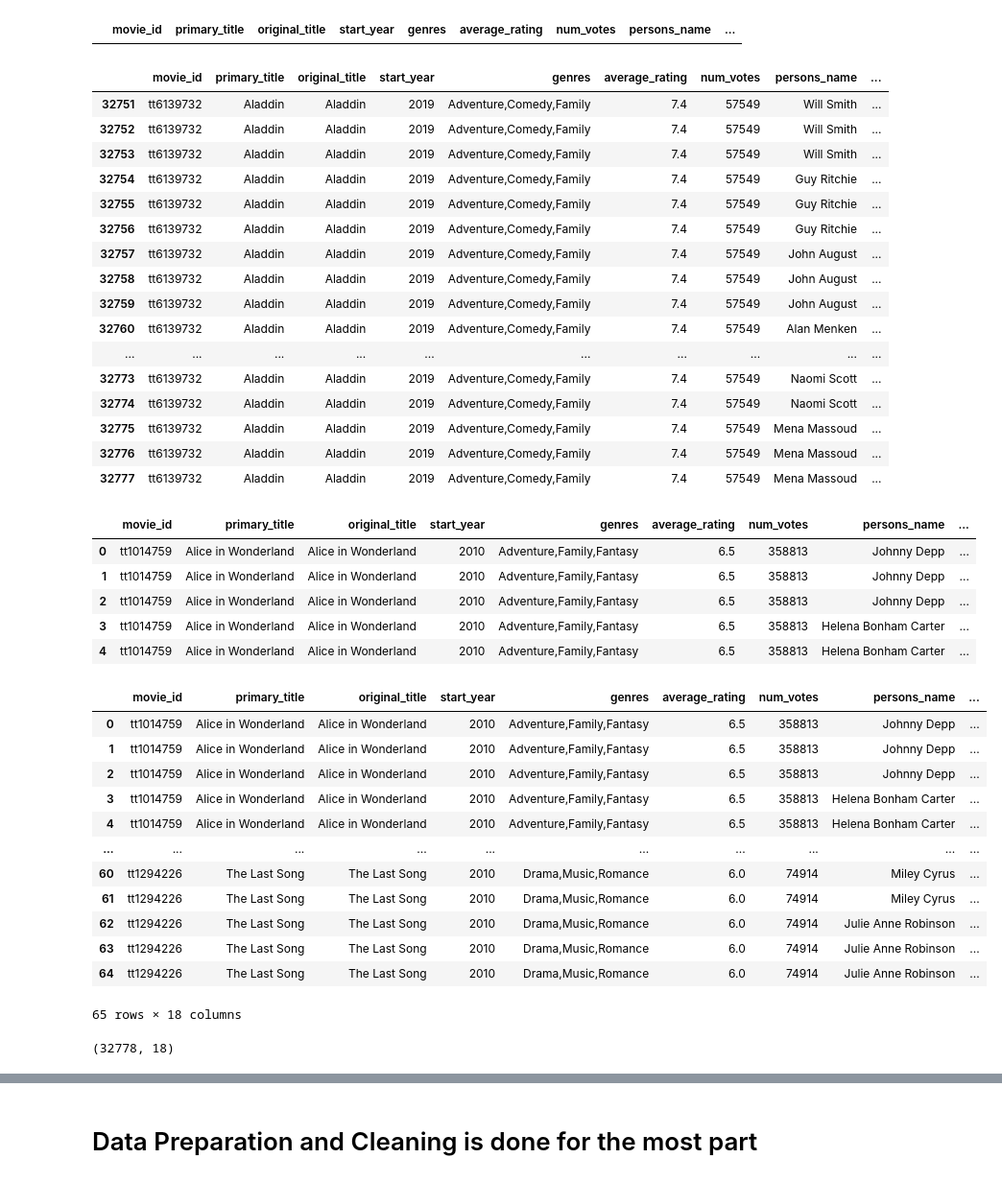
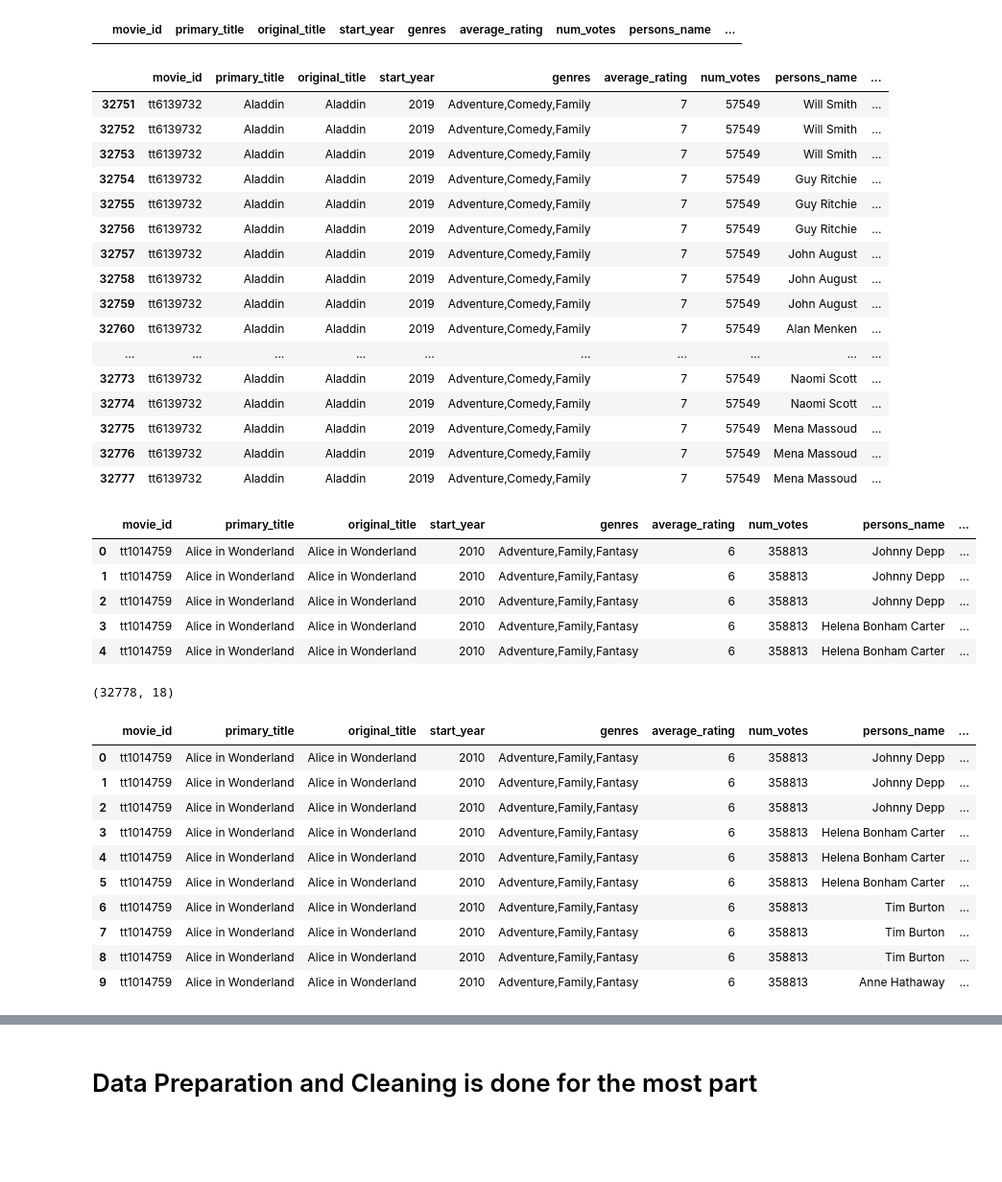
Before and after one commit to learn-co-curriculum/dsc-phase-1-project-v2-4, a Jupyter notebook: code/data_preparation.ipynb, the cells around one changed output, grey strips where cells are left out. Shown at 96% size. Drawn from its saved outputs; the diff is of its cells as text; code cells hidden in the pictures; blank space fills up the shorter version.

Commit message:
merged data-preparation and all_data_copy notebooks

```diff
--- a/code/data_preparation.ipynb
+++ b/code/data_preparation.ipynb
@@ -1,10 +5,14 @@
 # %%
+# import necessary
 import pandas as pd
 import sqlite3
 import pandasql
 import numpy as np
 import zipfile
 
+# changes the display for float values
+pd.options.display.float_format = '{:.0f}'.format
+
 conn = sqlite3.connect("../data/zippedData/im.db")
 cur = conn.cursor()
 # %%
@@ -201,7 +241,7 @@ conn)
 ### Now that we have our movie info dataframe we can look to merge it with the tn.movie_budgets csv
 # %%
 # import our tn.movie_budgets.csv
-tn_movie_budgets = pd.read_csv('./zippedData/tn.movie_budgets.csv.gz')
+tn_movie_budgets = pd.read_csv('../data/zippedData/tn.movie_budgets.csv.gz')
 # %%
 # now let's take a look at it
 print(tn_movie_budgets.shape)
@@ -273,2 +313,0 @@ movie_info.head()
-# %%
-pd.reset_option("all")
@@ -860,22 +916,22 @@ df_movie_genre_long.loc[df_movie_genre_long.duplicated()]
 df_movie_genre_long.loc[df_movie_genre_long['primary_title'] == 'Aladdin']
 # %% [output]
 |  | movie_id | primary_title | original_title | start_year | genres | average_rating | num_votes | persons_name | ... |
-| 32751 | tt6139732 | Aladdin | Aladdin | 2019 | Adventure,Comedy,Family | 7.4 | 57549 | Will Smith | ... |
-| 32752 | tt6139732 | Aladdin | Aladdin | 2019 | Adventure,Comedy,Family | 7.4 | 57549 | Will Smith | ... |
-| 32753 | tt6139732 | Aladdin | Aladdin | 2019 | Adventure,Comedy,Family | 7.4 | 57549 | Will Smith | ... |
-| 32754 | tt6139732 | Aladdin | Aladdin | 2019 | Adventure,Comedy,Family | 7.4 | 57549 | Guy Ritchie | ... |
-| 32755 | tt6139732 | Aladdin | Aladdin | 2019 | Adventure,Comedy,Family | 7.4 | 57549 | Guy Ritchie | ... |
-| 32756 | tt6139732 | Aladdin | Aladdin | 2019 | Adventure,Comedy,Family | 7.4 | 57549 | Guy Ritchie | ... |
-| 32757 | tt6139732 | Aladdin | Aladdin | 2019 | Adventure,Comedy,Family | 7.4 | 57549 | John August | ... |
-| 32758 | tt6139732 | Aladdin | Aladdin | 2019 | Adventure,Comedy,Family | 7.4 | 57549 | John August | ... |
-| 32759 | tt6139732 | Aladdin | Aladdin | 2019 | Adventure,Comedy,Family | 7.4 | 57549 | John August | ... |
-| 32760 | tt6139732 | Aladdin | Aladdin | 2019 | Adventure,Comedy,Family | 7.4 | 57549 | Alan Menken | ... |
+| 32751 | tt6139732 | Aladdin | Aladdin | 2019 | Adventure,Comedy,Family | 7 | 57549 | Will Smith | ... |
+| 32752 | tt6139732 | Aladdin | Aladdin | 2019 | Adventure,Comedy,Family | 7 | 57549 | Will Smith | ... |
+| 32753 | tt6139732 | Aladdin | Aladdin | 2019 | Adventure,Comedy,Family | 7 | 57549 | Will Smith | ... |
+| 32754 | tt6139732 | Aladdin | Aladdin | 2019 | Adventure,Comedy,Family | 7 | 57549 | Guy Ritchie | ... |
+| 32755 | tt6139732 | Aladdin | Aladdin | 2019 | Adventure,Comedy,Family | 7 | 57549 | Guy Ritchie | ... |
+| 32756 | tt6139732 | Aladdin | Aladdin | 2019 | Adventure,Comedy,Family | 7 | 57549 | Guy Ritchie | ... |
+| 32757 | tt6139732 | Aladdin | Aladdin | 2019 | Adventure,Comedy,Family | 7 | 57549 | John August | ... |
+| 32758 | tt6139732 | Aladdin | Aladdin | 2019 | Adventure,Comedy,Family | 7 | 57549 | John August | ... |
+| 32759 | tt6139732 | Aladdin | Aladdin | 2019 | Adventure,Comedy,Family | 7 | 57549 | John August | ... |
+| 32760 | tt6139732 | Aladdin | Aladdin | 2019 | Adventure,Comedy,Family | 7 | 57549 | Alan Menken | ... |
 | ... | ... | ... | ... | ... | ... | ... | ... | ... | ... |
-| 32773 | tt6139732 | Aladdin | Aladdin | 2019 | Adventure,Comedy,Family | 7.4 | 57549 | Naomi Scott | ... |
-| 32774 | tt6139732 | Aladdin | Aladdin | 2019 | Adventure,Comedy,Family | 7.4 | 57549 | Naomi Scott | ... |
-| 32775 | tt6139732 | Aladdin | Aladdin | 2019 | Adventure,Comedy,Family | 7.4 | 57549 | Mena Massoud | ... |
-| 32776 | tt6139732 | Aladdin | Aladdin | 2019 | Adventure,Comedy,Family | 7.4 | 57549 | Mena Massoud | ... |
-| 32777 | tt6139732 | Aladdin | Aladdin | 2019 | Adventure,Comedy,Family | 7.4 | 57549 | Mena Massoud | ... |
+| 32773 | tt6139732 | Aladdin | Aladdin | 2019 | Adventure,Comedy,Family | 7 | 57549 | Naomi Scott | ... |
+| 32774 | tt6139732 | Aladdin | Aladdin | 2019 | Adventure,Comedy,Family | 7 | 57549 | Naomi Scott | ... |
+| 32775 | tt6139732 | Aladdin | Aladdin | 2019 | Adventure,Comedy,Family | 7 | 57549 | Mena Massoud | ... |
+| 32776 | tt6139732 | Aladdin | Aladdin | 2019 | Adventure,Comedy,Family | 7 | 57549 | Mena Massoud | ... |
+| 32777 | tt6139732 | Aladdin | Aladdin | 2019 | Adventure,Comedy,Family | 7 | 57549 | Mena Massoud | ... |
 # %%
 # remove duplicates
 df_movie_genre_long.drop_duplicates(inplace=True)
@@ -883,30 +939,26 @@ df_movie_genre_long.drop_duplicates(inplace=True)
 df_movie_genre_long.head()
 # %% [output]
 |  | movie_id | primary_title | original_title | start_year | genres | average_rating | num_votes | persons_name | ... |
-| 0 | tt1014759 | Alice in Wonderland | Alice in Wonderland | 2010 | Adventure,Family,Fantasy | 6.5 | 358813 | Johnny Depp | ... |
-| 1 | tt1014759 | Alice in Wonderland | Alice in Wonderland | 2010 | Adventure,Family,Fantasy | 6.5 | 358813 | Johnny Depp | ... |
-| 2 | tt1014759 | Alice in Wonderland | Alice in Wonderland | 2010 | Adventure,Family,Fantasy | 6.5 | 358813 | Johnny Depp | ... |
-| 3 | tt1014759 | Alice in Wonderland | Alice in Wonderland | 2010 | Adventure,Family,Fantasy | 6.5 | 358813 | Helena Bonham Carter | ... |
-| 4 | tt1014759 | Alice in Wonderland | Alice in Wonderland | 2010 | Adventure,Family,Fantasy | 6.5 | 358813 | Helena Bonham Carter | ... |
+| 0 | tt1014759 | Alice in Wonderland | Alice in Wonderland | 2010 | Adventure,Family,Fantasy | 6 | 358813 | Johnny Depp | ... |
+| 1 | tt1014759 | Alice in Wonderland | Alice in Wonderland | 2010 | Adventure,Family,Fantasy | 6 | 358813 | Johnny Depp | ... |
+| 2 | tt1014759 | Alice in Wonderland | Alice in Wonderland | 2010 | Adventure,Family,Fantasy | 6 | 358813 | Johnny Depp | ... |
+| 3 | tt1014759 | Alice in Wonderland | Alice in Wonderland | 2010 | Adventure,Family,Fantasy | 6 | 358813 | Helena Bonham Carter | ... |
+| 4 | tt1014759 | Alice in Wonderland | Alice in Wonderland | 2010 | Adventure,Family,Fantasy | 6 | 358813 | Helena Bonham Carter | ... |
 # %%
 # check out final data frame
-df_movie_genre_long.head(65)
+print(df_movie_genre_long.shape)
+df_movie_genre_long.head(10)
 # %% [output]
+(32778, 18)
 |  | movie_id | primary_title | original_title | start_year | genres | average_rating | num_votes | persons_name | ... |
-| 0 | tt1014759 | Alice in Wonderland | Alice in Wonderland | 2010 | Adventure,Family,Fantasy | 6.5 | 358813 | Johnny Depp | ... |
-| 1 | tt1014759 | Alice in Wonderland | Alice in Wonderland | 2010 | Adventure,Family,Fantasy | 6.5 | 358813 | Johnny Depp | ... |
-| 2 | tt1014759 | Alice in Wonderland | Alice in Wonderland | 2010 | Adventure,Family,Fantasy | 6.5 | 358813 | Johnny Depp | ... |
-| 3 | tt1014759 | Alice in Wonderland | Alice in Wonderland | 2010 | Adventure,Family,Fantasy | 6.5 | 358813 | Helena Bonham Carter | ... |
-| 4 | tt1014759 | Alice in Wonderland | Alice in Wonderland | 2010 | Adventure,Family,Fantasy | 6.5 | 358813 | Helena Bonham Carter | ... |
-| ... | ... | ... | ... | ... | ... | ... | ... | ... | ... |
-| 60 | tt1294226 | The Last Song | The Last Song | 2010 | Drama,Music,Romance | 6.0 | 74914 | Miley Cyrus | ... |
-| 61 | tt1294226 | The Last Song | The Last Song | 2010 | Drama,Music,Romance | 6.0 | 74914 | Miley Cyrus | ... |
-| 62 | tt1294226 | The Last Song | The Last Song | 2010 | Drama,Music,Romance | 6.0 | 74914 | Julie Anne Robinson | ... |
-| 63 | tt1294226 | The Last Song | The Last Song | 2010 | Drama,Music,Romance | 6.0 | 74914 | Julie Anne Robinson | ... |
-| 64 | tt1294226 | The Last Song | The Last Song | 2010 | Drama,Music,Romance | 6.0 | 74914 | Julie Anne Robinson | ... |
+| 0 | tt1014759 | Alice in Wonderland | Alice in Wonderland | 2010 | Adventure,Family,Fantasy | 6 | 358813 | Johnny Depp | ... |
+| 1 | tt1014759 | Alice in Wonderland | Alice in Wonderland | 2010 | Adventure,Family,Fantasy | 6 | 358813 | Johnny Depp | ... |
+| 2 | tt1014759 | Alice in Wonderland | Alice in Wonderland | 2010 | Adventure,Family,Fantasy | 6 | 358813 | Johnny Depp | ... |
+| 3 | tt1014759 | Alice in Wonderland | Alice in Wonderland | 2010 | Adventure,Family,Fantasy | 6 | 358813 | Helena Bonham Carter | ... |
+| 4 | tt1014759 | Alice in Wonderland | Alice in Wonderland | 2010 | Adventure,Family,Fantasy | 6 | 358813 | Helena Bonham Carter | ... |
+| 5 | tt1014759 | Alice in Wonderland | Alice in Wonderland | 2010 | Adventure,Family,Fantasy | 6 | 358813 | Helena Bonham Carter | ... |
+| 6 | tt1014759 | Alice in Wonderland | Alice in Wonderland | 2010 | Adventure,Family,Fantasy | 6 | 358813 | Tim Burton | ... |
+| 7 | tt1014759 | Alice in Wonderland | Alice in Wonderland | 2010 | Adventure,Family,Fantasy | 6 | 358813 | Tim Burton | ... |
+| 8 | tt1014759 | Alice in Wonderland | Alice in Wonderland | 2010 | Adventure,Family,Fantasy | 6 | 358813 | Tim Burton | ... |
+| 9 | tt1014759 | Alice in Wonderland | Alice in Wonderland | 2010 | Adventure,Family,Fantasy | 6 | 358813 | Anne Hathaway | ... |
-65 rows × 18 columns
-# %%
-df_movie_genre_long.shape
-# %% [output]
-(32778, 18)
 # %%
```
Also changed, not shown: parts of 101 cells of this notebook, 3 other files.
